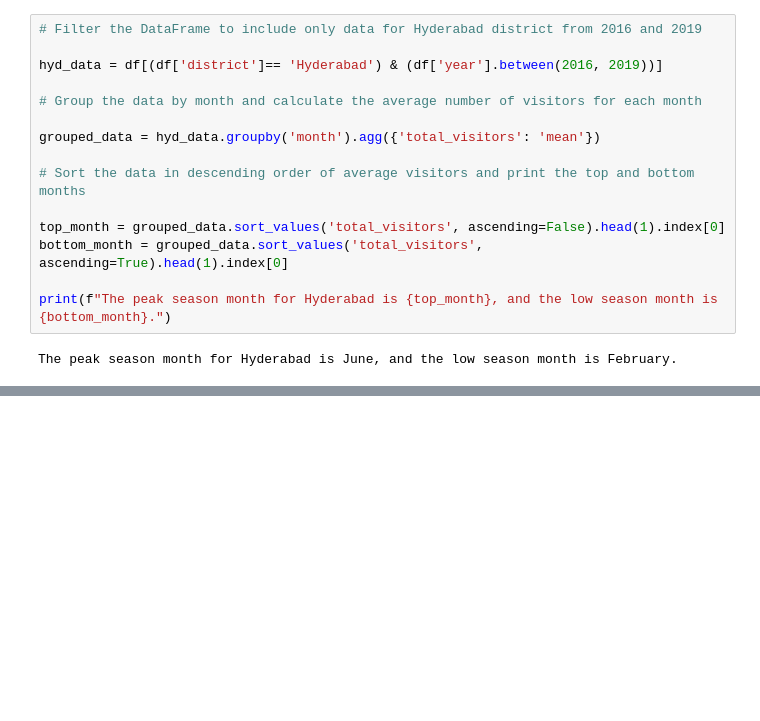
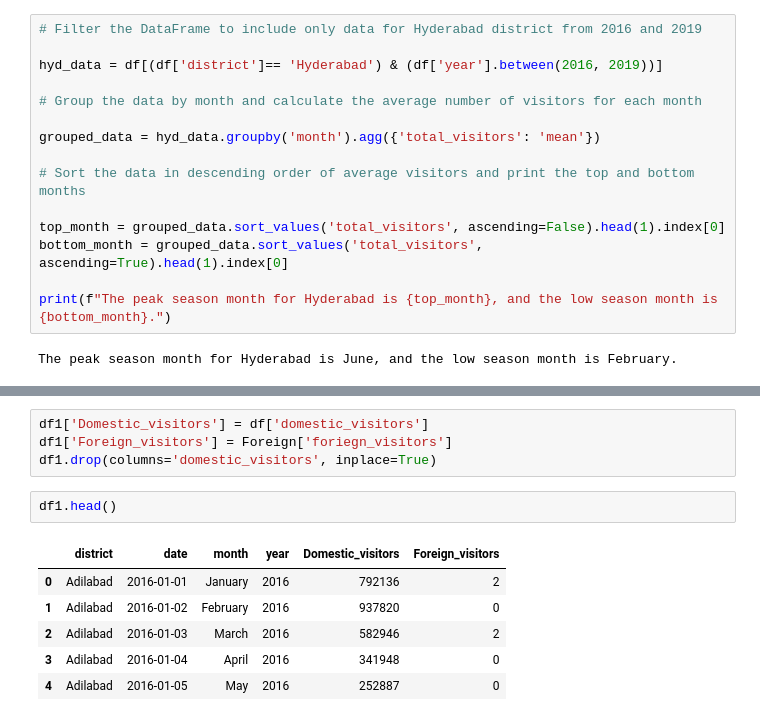
Before and after one commit to Prateek07-Kumar/-Telangana-Government-Tourism, a Jupyter notebook: Notebook/Query.ipynb, the cells around one changed output, grey strips where cells are left out. Saved outputs shown, nothing was run; the diff lists cells and outputs as text; blank space fills up the shorter version.

```diff
--- a/Notebook/Query.ipynb
+++ b/Notebook/Query.ipynb
@@ -318,0 +355,13 @@ The peak season month for Hyderabad is June, and the low season month is Februar
+# %%
+df1['Domestic_visitors'] = df['domestic_visitors']
+df1['Foreign_visitors'] = Foreign['foriegn_visitors']
+df1.drop(columns='domestic_visitors', inplace=True)
+# %%
+df1.head()
+# %% [output]
+|  | district | date | month | year | Domestic_visitors | Foreign_visitors |
+| 0 | Adilabad | 2016-01-01 | January | 2016 | 792136 | 2 |
+| 1 | Adilabad | 2016-01-02 | February | 2016 | 937820 | 0 |
+| 2 | Adilabad | 2016-01-03 | March | 2016 | 582946 | 2 |
+| 3 | Adilabad | 2016-01-04 | April | 2016 | 341948 | 0 |
+| 4 | Adilabad | 2016-01-05 | May | 2016 | 252887 | 0 |
```
Also changed, not shown: parts of 6 cells of this notebook.
